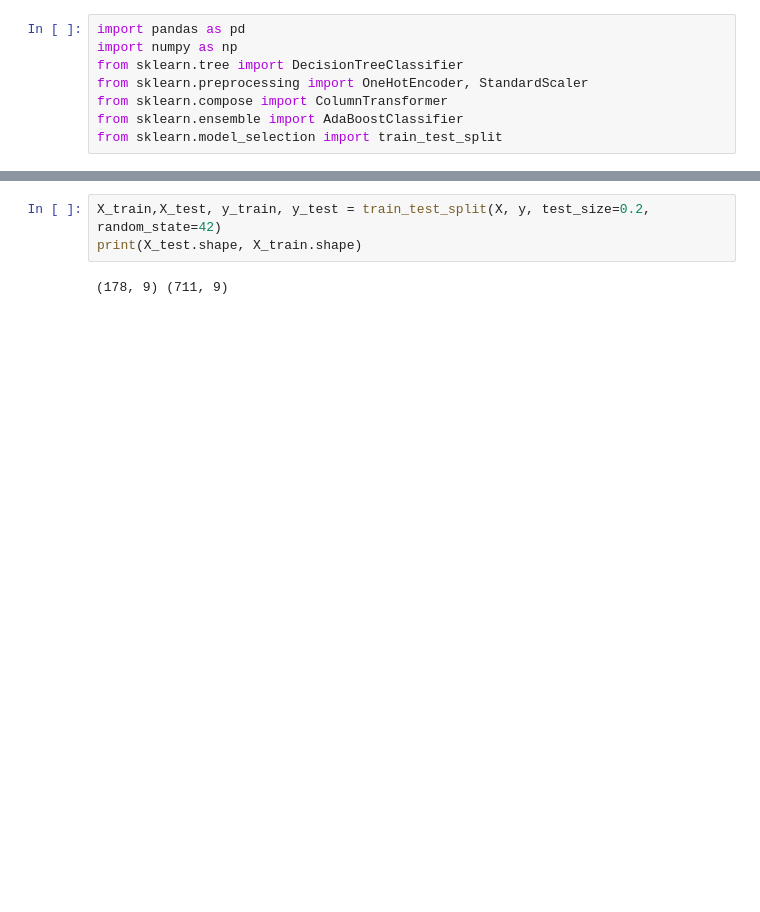
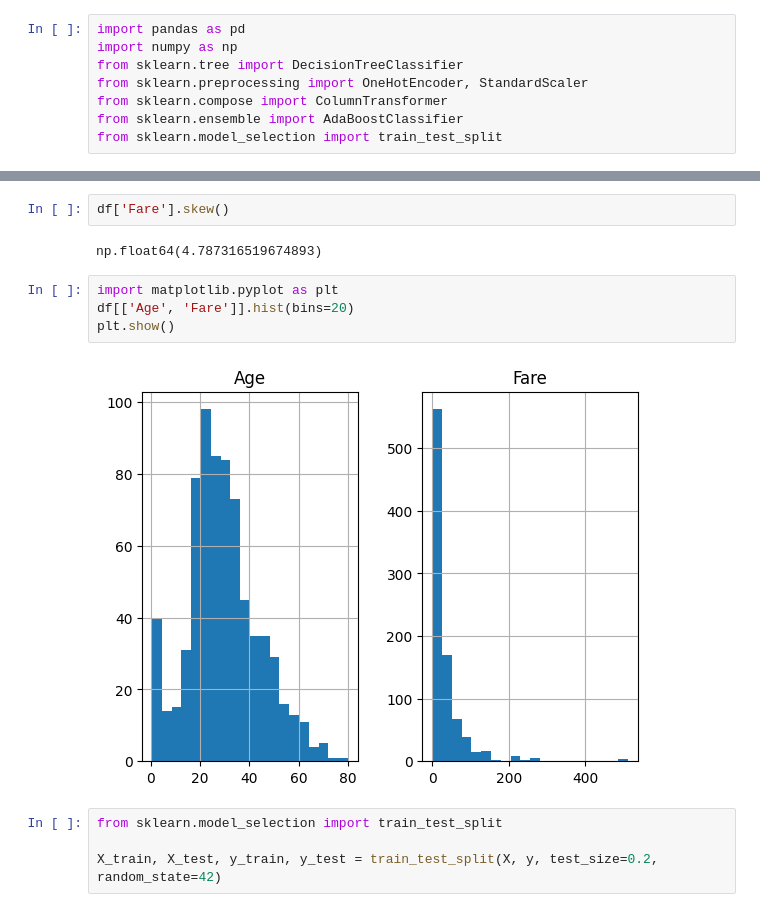
Before and after one commit to Ishaan87/titanic-kaggle-comp, a Jupyter notebook: using_adaboost.ipynb, the cells around one changed output, grey strips where cells are left out. Drawn from its saved outputs; the diff is of its cells as text; blank space fills up the shorter version.

```diff
--- a/using_adaboost.ipynb
+++ b/using_adaboost.ipynb
@@ -61,5 +113,14 @@ For example, when doing 'df[col].method(value, inplace=True)', try using 'df.met
+# %%
+df['Fare'].skew()
+# %% [output]
+np.float64(4.787316519674893)
+# %%
+import matplotlib.pyplot as plt
+df[['Age', 'Fare']].hist(bins=20)
+plt.show()
+# %% [output]
+[figure, added]
 # %%
-X_train,X_test, y_train, y_test = train_test_split(X, y, test_size=0.2, random_state=42)
-print(X_test.shape, X_train.shape)
+from sklearn.model_selection import train_test_split
+
+X_train, X_test, y_train, y_test = train_test_split(X, y, test_size=0.2, random_state=42)
-# %% [output]
-(178, 9) (711, 9)
```
Also changed, not shown: parts of 30 cells of this notebook, 4 other files.
